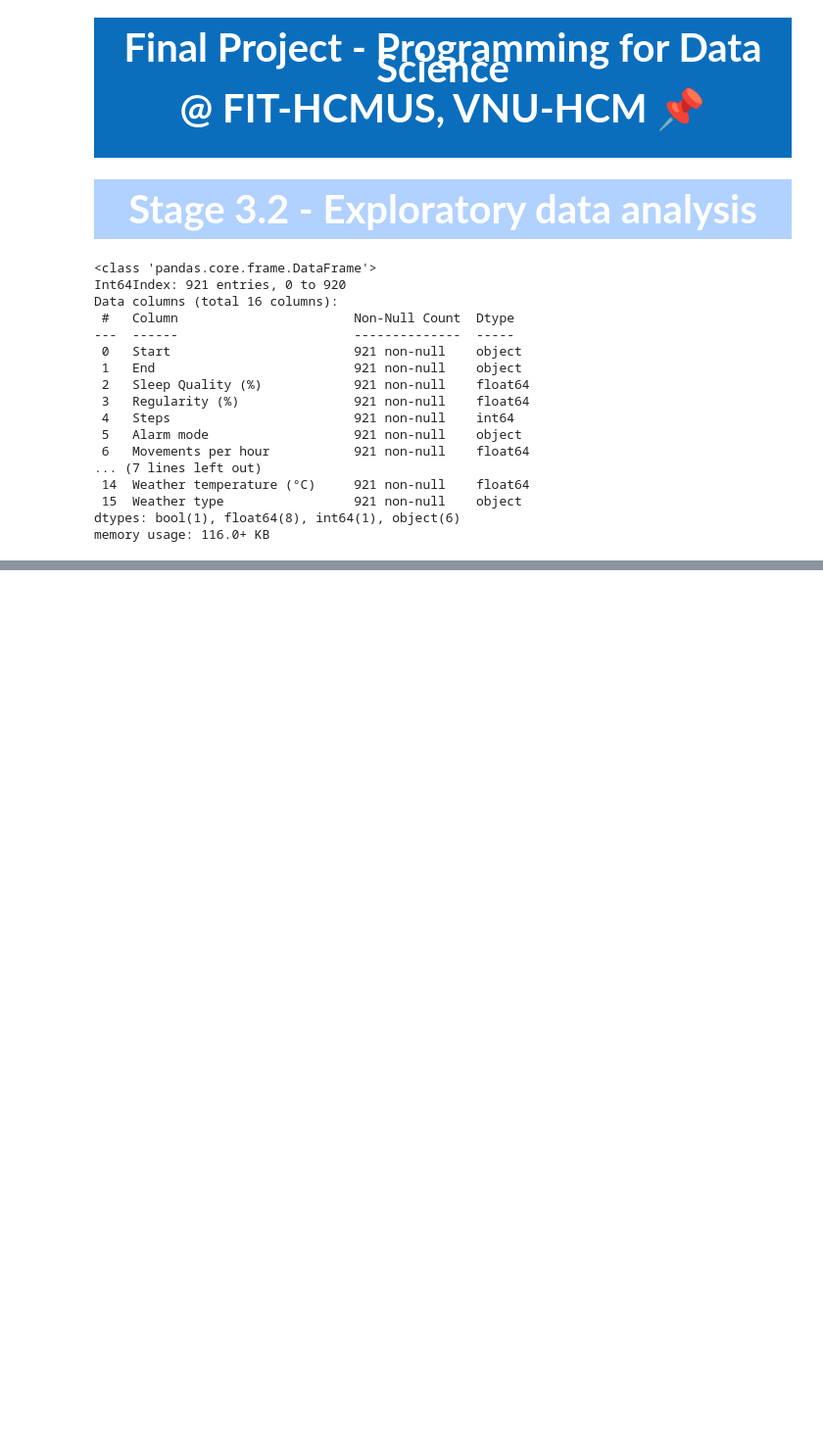
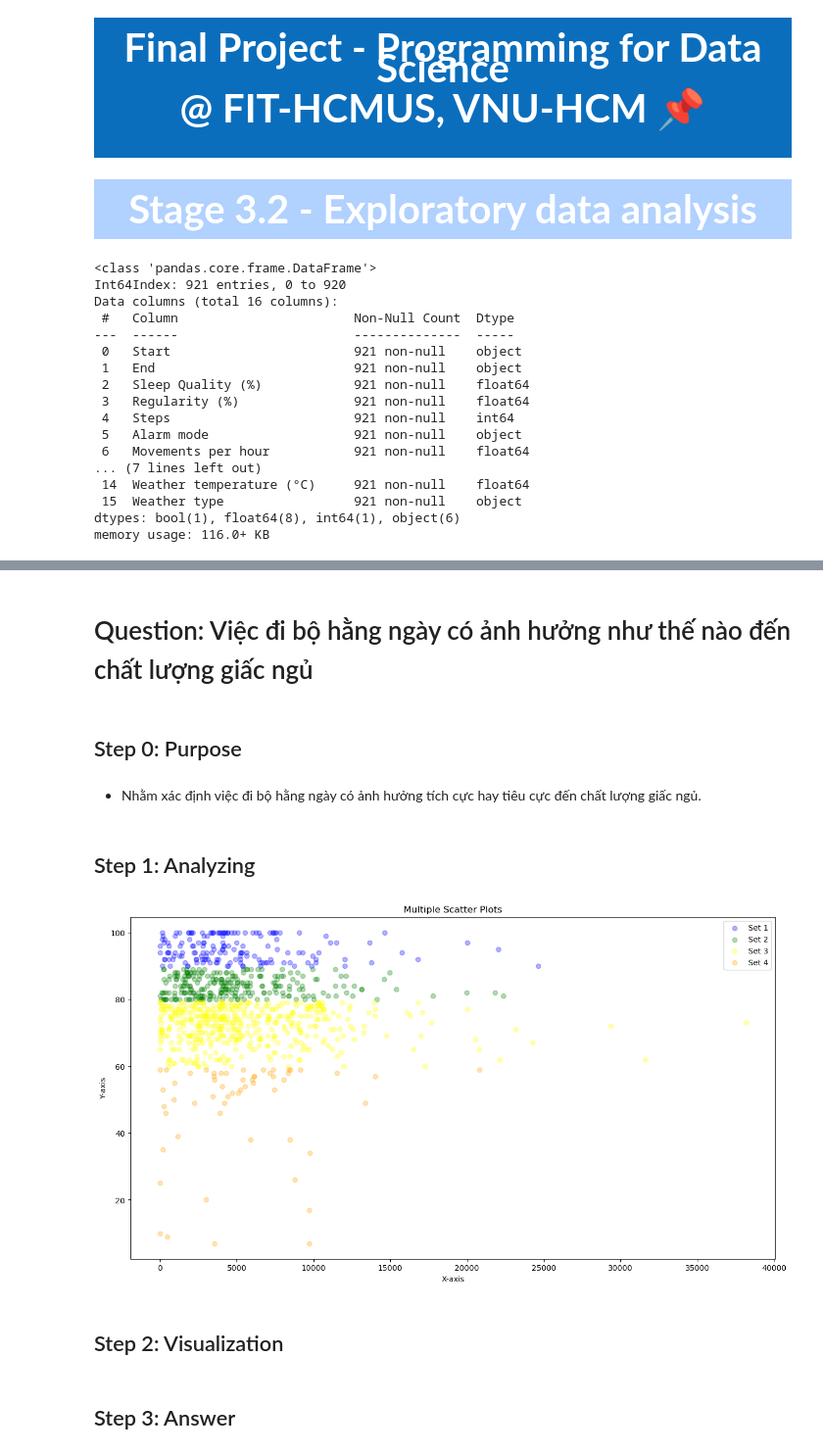
Before and after one commit to fabyanbui/Programming4DS_FinalProject, a Jupyter notebook: notebooks/3.2-eda.ipynb, the cells around one changed output, grey strips where cells are left out. Shown: that part at 98% size. Saved outputs shown, nothing was run; the diff lists cells and outputs as text; code cells hidden in the pictures; blank space fills up the shorter version.

```diff
--- a/notebooks/3.2-eda.ipynb
+++ b/notebooks/3.2-eda.ipynb
@@ -33,3 +34,10 @@ Data columns (total 16 columns):
  15  Weather type                 921 non-null    object
 dtypes: bool(1), float64(8), int64(1), object(6)
 memory usage: 116.0+ KB
+# %%
+processed_df['Start']=pd.to_datetime(processed_df['Start'],format='%Y-%m-%d %H:%M:%S')
+processed_df['End']=pd.to_datetime(processed_df['End'],format='%Y-%m-%d %H:%M:%S')
+processed_df['Window start']=pd.to_datetime(processed_df['Window start'],format='%Y-%m-%d %H:%M:%S')
+processed_df['Window stop']=pd.to_datetime(processed_df['Window stop'],format='%Y-%m-%d %H:%M:%S')
+
+processed_df.info()
@@ -35,0 +62,52 @@ memory usage: 116.0+ KB
+# %% [markdown]
+# Question: Việc đi bộ hằng ngày có ảnh hưởng như thế nào đến chất lượng giấc ngủ
+# %% [markdown]
+## Step 0: Purpose
+# %% [markdown]
+- Nhằm xác định việc đi bộ hằng ngày có ảnh hưởng tích cực hay tiêu cực đến chất lượng giấc ngủ.
+# %% [markdown]
+## Step 1: Analyzing
+# %%
+# Sample data for three sets of points
+df_excellent = processed_df[processed_df['Sleep Quality (%)'] >= 90]
+df_good = processed_df[(processed_df['Sleep Quality (%)'] < 90)&(processed_df['Sleep Quality (%)'] >= 80)]
+df_fair = processed_df[(processed_df['Sleep Quality (%)'] < 80)&(processed_df['Sleep Quality (%)'] >= 60)]
+df_poor = processed_df[processed_df['Sleep Quality (%)'] < 60]
+
+x1 = df_excellent['Steps']
+y1 = df_excellent['Sleep Quality (%)']
+
+x2 = df_good['Steps']
+y2 = df_good['Sleep Quality (%)']
+
+x3 = df_fair['Steps']
+y3 = df_fair['Sleep Quality (%)']
+
+x4 = df_poor['Steps']
+y4 = df_poor['Sleep Quality (%)']
+
+# Create a figure and axis
+fig, ax = plt.subplots(figsize=(15, 8))
+
+# Scatter plots
+ax.scatter(x1, y1, label='Set 1', color='blue', alpha=0.3)
+ax.scatter(x2, y2, label='Set 2', color='green', alpha=0.3)
+ax.scatter(x3, y3, label='Set 3', color='yellow', alpha=0.3)
+ax.scatter(x4, y4, label='Set 4', color='orange', alpha=0.3)
+
+# Adding labels and title
+ax.set_xlabel('X-axis')
+ax.set_ylabel('Y-axis')
+ax.set_title('Multiple Scatter Plots')
+
+# Adding a legend
+ax.legend()
+
+# Show the plot
+plt.show()
+# %% [output]
+[figure, added]
+# %% [markdown]
+## Step 2: Visualization
+# %% [markdown]
+## Step 3: Answer
```
Also changed, not shown: parts of 17 cells of this notebook, 2 other files.
